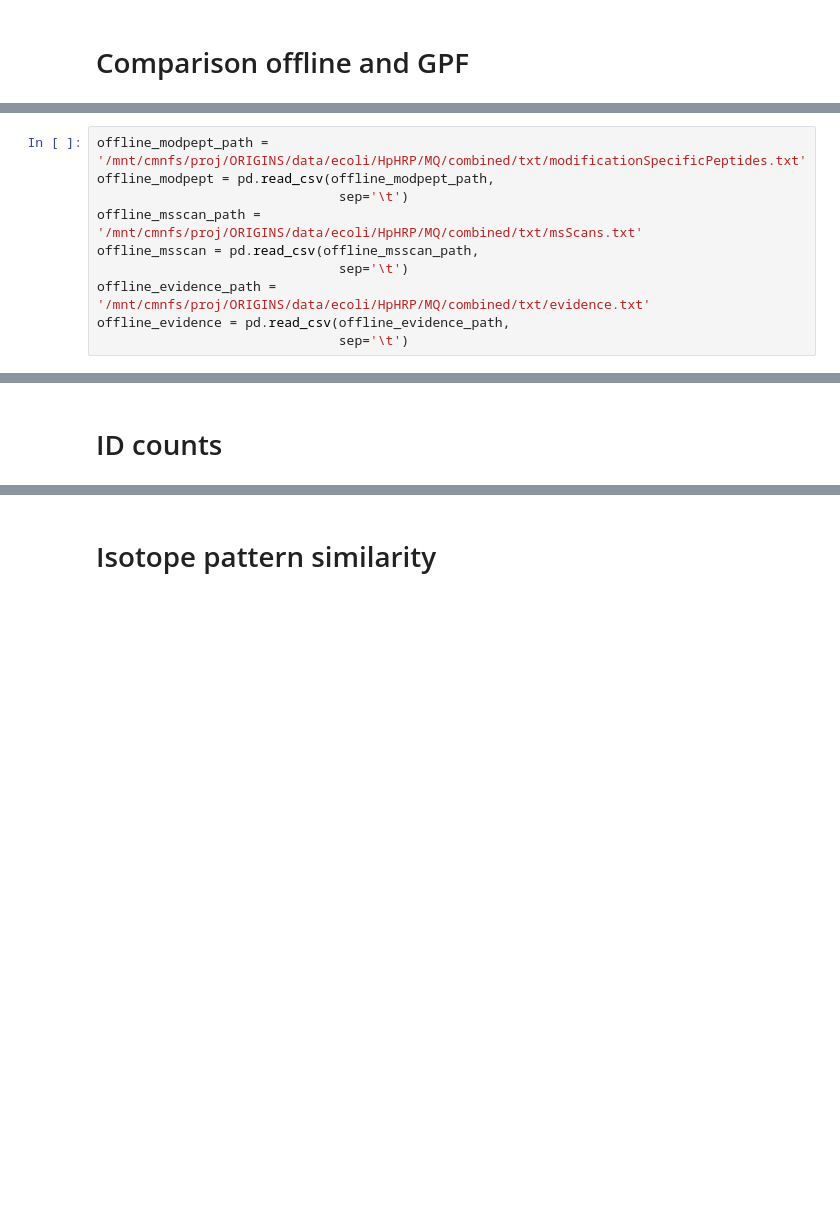
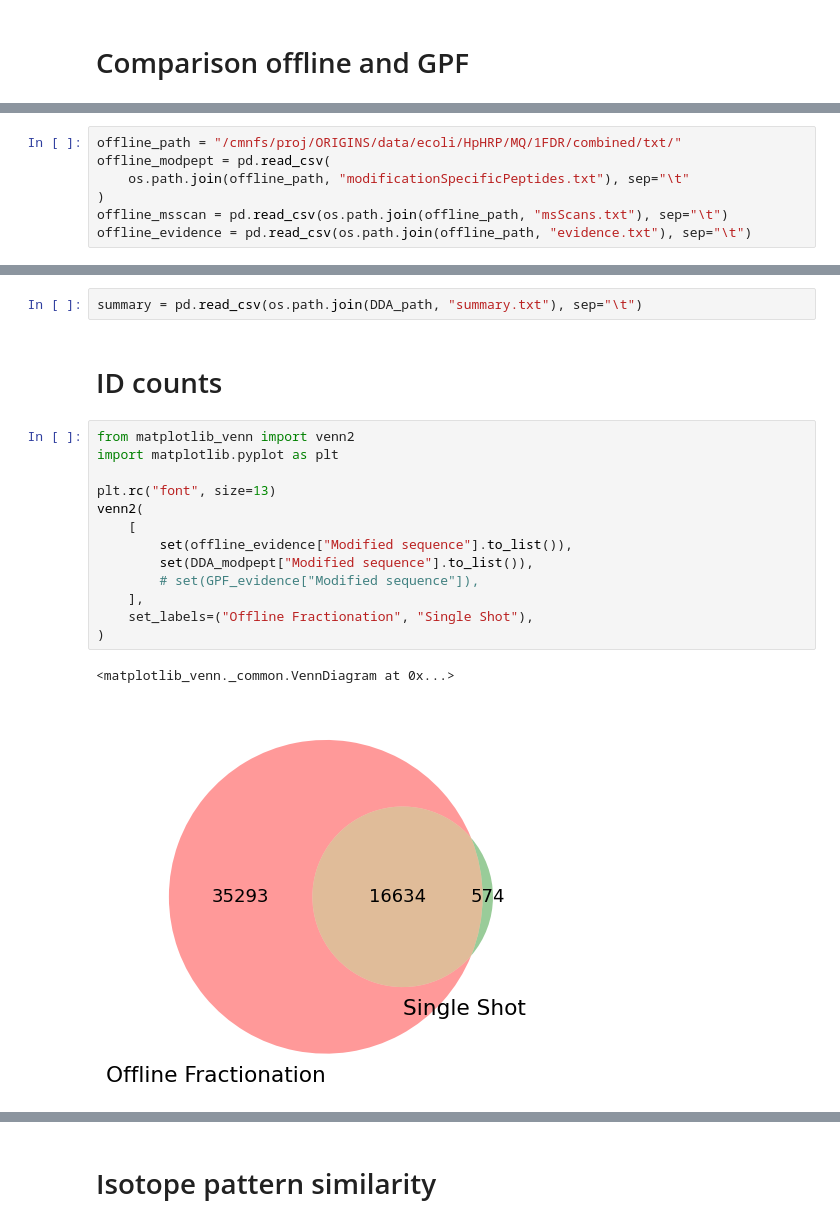
Before and after one commit to zix-xiao/scan-by-scan, a Jupyter notebook: notebooks/ref_00_EA_ID_result_GPF_offline.ipynb, the cells around one changed output, grey strips where cells are left out. Saved outputs shown, nothing was run; the diff lists cells and outputs as text; blank space fills up the shorter version.

```diff
--- a/notebooks/ref_00_EA_ID_result_GPF_offline.ipynb
+++ b/notebooks/ref_00_EA_ID_result_GPF_offline.ipynb
@@ -13,3 +16,10 @@ module_path = os.path.abspath(os.path.join('..'))
 if module_path not in sys.path:
     sys.path.append(module_path)
+# %%
+offline_path = "/cmnfs/proj/ORIGINS/data/ecoli/HpHRP/MQ/1FDR/combined/txt/"
+offline_modpept = pd.read_csv(
+    os.path.join(offline_path, "modificationSpecificPeptides.txt"), sep="\t"
+)
+offline_msscan = pd.read_csv(os.path.join(offline_path, "msScans.txt"), sep="\t")
+offline_evidence = pd.read_csv(os.path.join(offline_path, "evidence.txt"), sep="\t")
 # %%
@@ -25,10 +36,0 @@ offline_evidence = pd.read_csv(offline_evidence_path,
-# %%
-offline_modpept_path = '/mnt/cmnfs/proj/ORIGINS/data/ecoli/HpHRP/MQ/combined/txt/modificationSpecificPeptides.txt'
-offline_modpept = pd.read_csv(offline_modpept_path,
-                               sep='\t')
-offline_msscan_path = '/mnt/cmnfs/proj/ORIGINS/data/ecoli/HpHRP/MQ/combined/txt/msScans.txt'
-offline_msscan = pd.read_csv(offline_msscan_path,
-                               sep='\t')
-offline_evidence_path = '/mnt/cmnfs/proj/ORIGINS/data/ecoli/HpHRP/MQ/combined/txt/evidence.txt'
-offline_evidence = pd.read_csv(offline_evidence_path,
-                               sep='\t')
@@ -57,4 +52,22 @@ DDA_evidence = pd.read_csv(DDA_evidence_path,
+# %%
+summary = pd.read_csv(os.path.join(DDA_path, "summary.txt"), sep="\t")
 # %% [markdown]
 # ID counts
+# %%
+from matplotlib_venn import venn2
+import matplotlib.pyplot as plt
+
+plt.rc("font", size=13)
+venn2(
+    [
+        set(offline_evidence["Modified sequence"].to_list()),
+        set(DDA_modpept["Modified sequence"].to_list()),
+        # set(GPF_evidence["Modified sequence"]),
+    ],
+    set_labels=("Offline Fractionation", "Single Shot"),
+)
+# %% [output]
+<matplotlib_venn._common.VennDiagram at 0x...>
+[figure, added]
 # %%
 from matplotlib_venn import venn3
```
Also changed, not shown: parts of 22 cells of this notebook, 2 other files.
